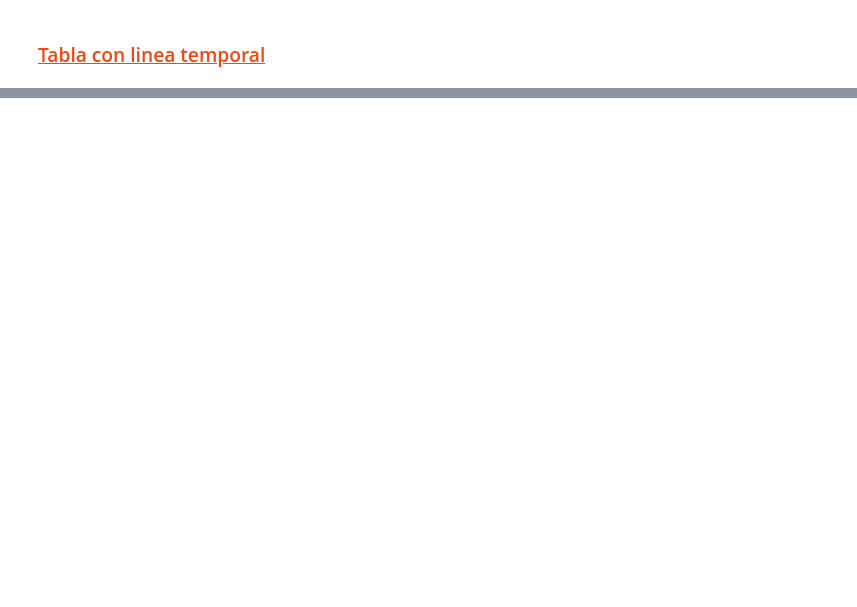
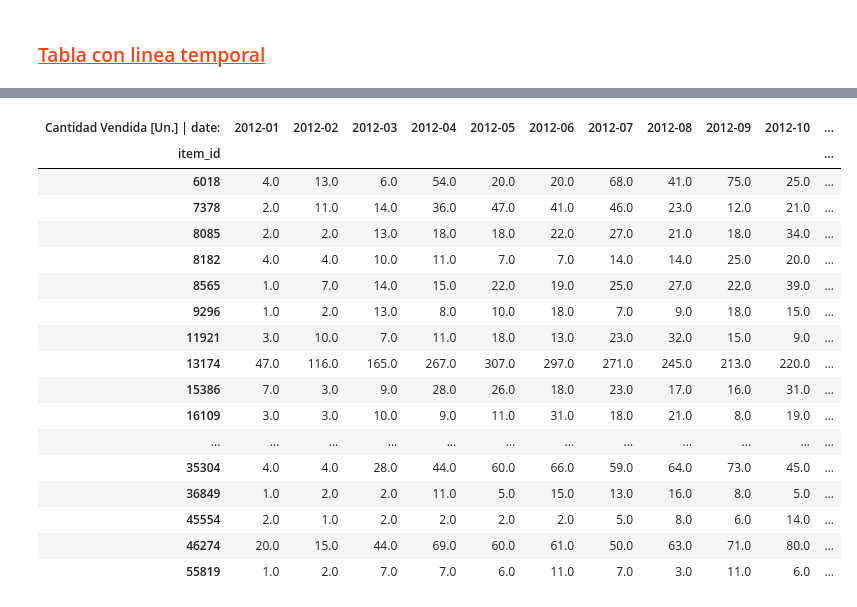
Before and after one commit to AgustinSt1990/tp_final, a Jupyter notebook: Presentacion_1_TPF.ipynb, the cells around one changed output, grey strips where cells are left out. Saved outputs shown, nothing was run; the diff lists cells and outputs as text; code cells hidden in the pictures; blank space fills up the shorter version.

```diff
--- a/Presentacion_1_TPF.ipynb
+++ b/Presentacion_1_TPF.ipynb
@@ -411,0 +493,48 @@ tabla_temporal.customer_id.value_counts()
+# %%
+class BuscarIndex():
+
+    def __init__(self, dataset):
+        self.dataset = dataset
+
+
+    def cliente(self, cliente_id):
+        dataset = self.dataset
+        X_T = dataset.loc[dataset.index == cliente_id].T
+        X_T.columns = X_T.iloc[0]
+        X_T.drop(index = list(X_T.index)[0], inplace=True)
+        X_T.index.name = f'| cliente: {cliente_id}'
+        X_T.columns.name = 'Ventas Mensuales [$] | category:'
+        return X_T
+
+    def category(self, category):
+        dataset = self.dataset
+        X_T = dataset.loc[dataset.index == category]#.T
+        #X_T.columns = X_T.iloc[0]
+        X_T.set_index(list(dataset.columns)[0], drop=True, inplace=True)
+        X_T.columns.name = 'Cantidad Vendida [Un.] | date:'
+        return X_T.dropna()
+# %%
+# tabla_items
+tabla_items = data.pivot_table(values='quantity', index=['category', 'item_id'], columns=data.index.strftime('20%y-%m'), aggfunc='sum')
+tabla_items = tabla_items.reset_index().set_index('category')
+# %%
+BuscarIndex(tabla_items).category('Natural Products')
+# %% [output]
+| Cantidad Vendida [Un.] | date: | 2012-01 | 2012-02 | 2012-03 | 2012-04 | 2012-05 | 2012-06 | 2012-07 | 2012-08 | 2012-09 | 2012-10 | ... |
+| item_id |  |  |  |  |  |  |  |  |  |  | ... |
+| 6018 | 4.0 | 13.0 | 6.0 | 54.0 | 20.0 | 20.0 | 68.0 | 41.0 | 75.0 | 25.0 | ... |
+| 7378 | 2.0 | 11.0 | 14.0 | 36.0 | 47.0 | 41.0 | 46.0 | 23.0 | 12.0 | 21.0 | ... |
+| 8085 | 2.0 | 2.0 | 13.0 | 18.0 | 18.0 | 22.0 | 27.0 | 21.0 | 18.0 | 34.0 | ... |
+| 8182 | 4.0 | 4.0 | 10.0 | 11.0 | 7.0 | 7.0 | 14.0 | 14.0 | 25.0 | 20.0 | ... |
+| 8565 | 1.0 | 7.0 | 14.0 | 15.0 | 22.0 | 19.0 | 25.0 | 27.0 | 22.0 | 39.0 | ... |
+| 9296 | 1.0 | 2.0 | 13.0 | 8.0 | 10.0 | 18.0 | 7.0 | 9.0 | 18.0 | 15.0 | ... |
+| 11921 | 3.0 | 10.0 | 7.0 | 11.0 | 18.0 | 13.0 | 23.0 | 32.0 | 15.0 | 9.0 | ... |
+| 13174 | 47.0 | 116.0 | 165.0 | 267.0 | 307.0 | 297.0 | 271.0 | 245.0 | 213.0 | 220.0 | ... |
+| 15386 | 7.0 | 3.0 | 9.0 | 28.0 | 26.0 | 18.0 | 23.0 | 17.0 | 16.0 | 31.0 | ... |
+| 16109 | 3.0 | 3.0 | 10.0 | 9.0 | 11.0 | 31.0 | 18.0 | 21.0 | 8.0 | 19.0 | ... |
+| ... | ... | ... | ... | ... | ... | ... | ... | ... | ... | ... | ... |
+| 35304 | 4.0 | 4.0 | 28.0 | 44.0 | 60.0 | 66.0 | 59.0 | 64.0 | 73.0 | 45.0 | ... |
+| 36849 | 1.0 | 2.0 | 2.0 | 11.0 | 5.0 | 15.0 | 13.0 | 16.0 | 8.0 | 5.0 | ... |
+| 45554 | 2.0 | 1.0 | 2.0 | 2.0 | 2.0 | 2.0 | 5.0 | 8.0 | 6.0 | 14.0 | ... |
+| 46274 | 20.0 | 15.0 | 44.0 | 69.0 | 60.0 | 61.0 | 50.0 | 63.0 | 71.0 | 80.0 | ... |
+| 55819 | 1.0 | 2.0 | 7.0 | 7.0 | 6.0 | 11.0 | 7.0 | 3.0 | 11.0 | 6.0 | ... |
```
Also changed, not shown: parts of 40 cells of this notebook.
